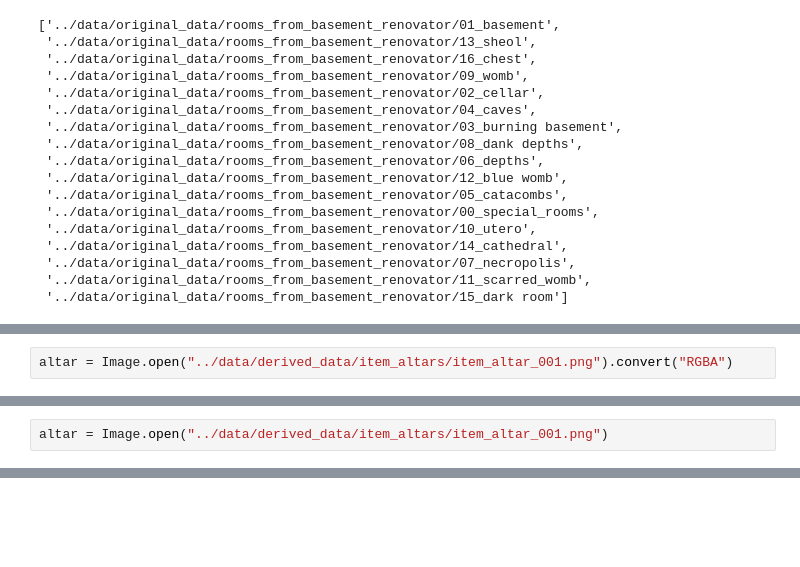
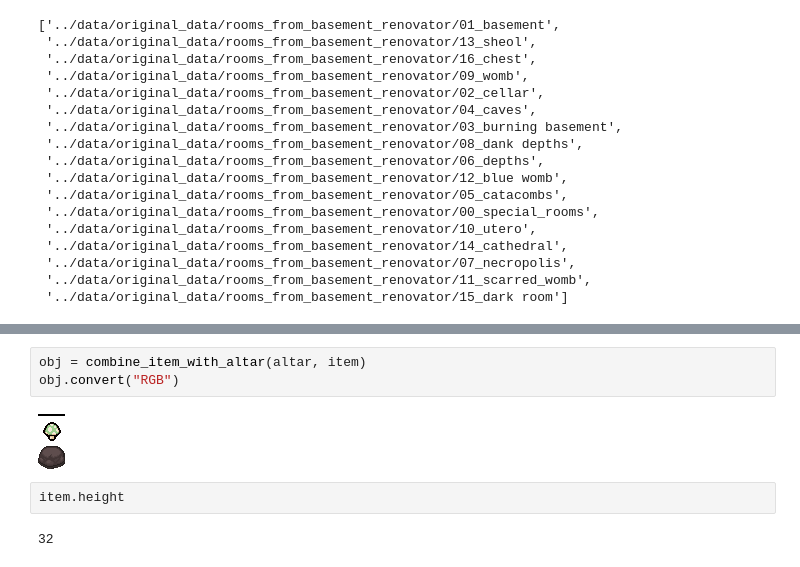
Before and after one commit to mizunno/TBOI_item_detector, a Jupyter notebook: notebooks/room_generation.ipynb, the cells around one changed output, grey strips where cells are left out. Saved outputs shown, nothing was run; the diff lists cells and outputs as text; blank space fills up the shorter version.

```diff
--- a/notebooks/room_generation.ipynb
+++ b/notebooks/room_generation.ipynb
@@ -72,2 +34,0 @@ plt.show()
-# %%
-altar = Image.open("../data/derived_data/item_altars/item_altar_001.png").convert("RGBA")
@@ -83,2 +34,0 @@ img = Image.open(f"{ROOMS_PATHS}/01_basement/01.png")
-# %%
-altar = Image.open("../data/derived_data/item_altars/item_altar_001.png")
@@ -85,3 +85,12 @@ altar = Image.open("../data/derived_data/item_altars/item_altar_001.png")
+# %%
+obj = combine_item_with_altar(altar, item)
+obj.convert("RGB")
+# %% [output]
+[figure, added]
+# %%
+item.height
+# %% [output]
+32
 # %%
 for i in range(13):
     for j in range(7):
```
Also changed, not shown: parts of 15 cells of this notebook, 2 other files.
